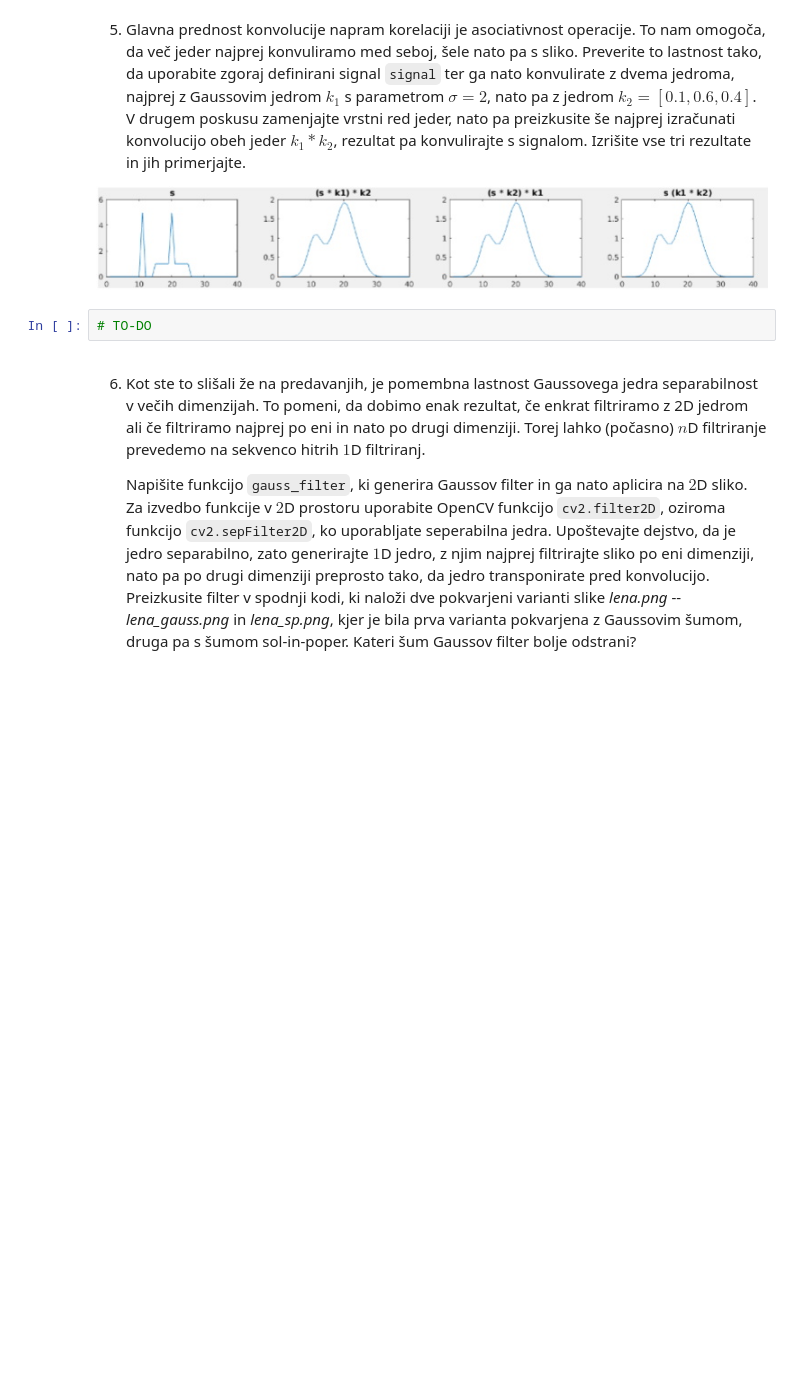
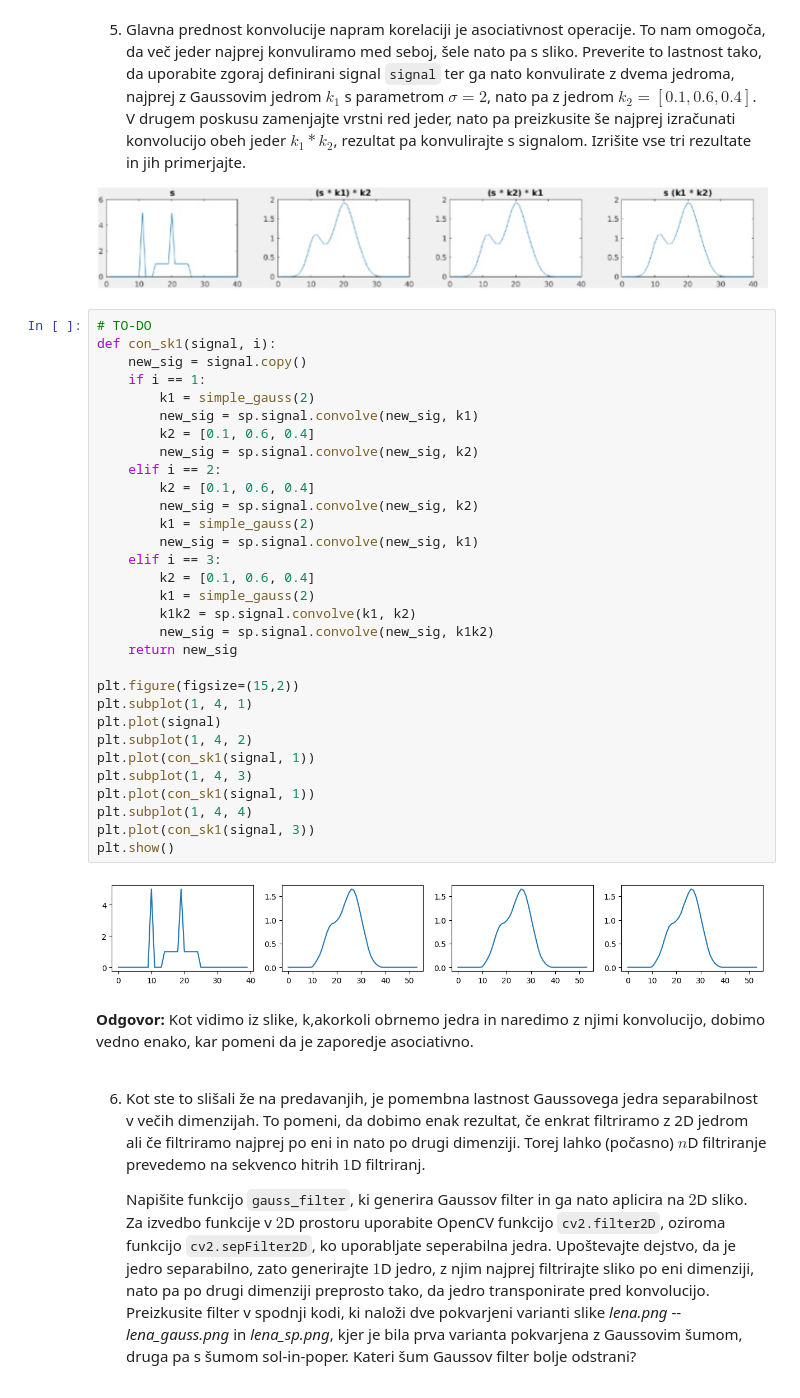
Before and after one commit to Krevs321/Robotika, a Jupyter notebook: vaja2.ipynb, the cells around one changed output. Drawn from its saved outputs; the diff is of its cells as text; blank space fills up the shorter version.

```diff
--- a/vaja2.ipynb
+++ b/vaja2.ipynb
@@ -149,8 +169,41 @@ plt.show()
 5. Glavna prednost konvolucije napram korelaciji je asociativnost operacije. To nam omogoča, da več jeder najprej konvuliramo med seboj, šele nato pa s sliko. Preverite to lastnost tako, da uporabite zgoraj definirani signal ``signal`` ter ga nato konvulirate z dvema jedroma, najprej z Gaussovim jedrom $k_1$ s parametrom $\sigma=2$, nato pa z jedrom $k_2 = [0.1, 0.6, 0.4]$. V drugem poskusu zamenjajte vrstni red jeder, nato pa preizkusite še najprej izračunati konvolucijo obeh jeder $k_1 * k_2$, rezultat pa konvulirajte s signalom. Izrišite vse tri rezultate in jih primerjajte.
 
 ![resultat](attachment:rez1.jpg)
-# %%
-# TO-DO
+# %%
+# TO-DO
+def con_sk1(signal, i):
+    new_sig = signal.copy()
+    if i == 1:
+        k1 = simple_gauss(2)
+        new_sig = sp.signal.convolve(new_sig, k1)
+        k2 = [0.1, 0.6, 0.4]
+        new_sig = sp.signal.convolve(new_sig, k2)
+    elif i == 2:
+        k2 = [0.1, 0.6, 0.4]
+        new_sig = sp.signal.convolve(new_sig, k2)
+        k1 = simple_gauss(2)
+        new_sig = sp.signal.convolve(new_sig, k1)
+    elif i == 3:
+        k2 = [0.1, 0.6, 0.4]
+        k1 = simple_gauss(2)
+        k1k2 = sp.signal.convolve(k1, k2)
+        new_sig = sp.signal.convolve(new_sig, k1k2)
+    return new_sig
+
+plt.figure(figsize=(15,2))
+plt.subplot(1, 4, 1)
+plt.plot(signal)
+plt.subplot(1, 4, 2)
+plt.plot(con_sk1(signal, 1))
+plt.subplot(1, 4, 3)
+plt.plot(con_sk1(signal, 1))
+plt.subplot(1, 4, 4)
+plt.plot(con_sk1(signal, 3))
+plt.show()
+# %% [output]
+[figure, added]
+# %% [markdown]
+**Odgovor:** Kot vidimo iz slike, k,akorkoli obrnemo jedra in naredimo z njimi konvolucijo, dobimo vedno enako, kar pomeni da je zaporedje asociativno.
 # %% [markdown]
 6. Kot ste to slišali že na predavanjih, je pomembna lastnost Gaussovega jedra separabilnost v večih dimenzijah. To pomeni, da dobimo enak rezultat, če enkrat filtriramo z 2D jedrom ali če filtriramo najprej po eni in nato po drugi dimenziji. Torej lahko (počasno) $n$D filtriranje prevedemo na sekvenco hitrih $1$D filtriranj.
 
```
Also changed, not shown: parts of 11 cells of this notebook.
